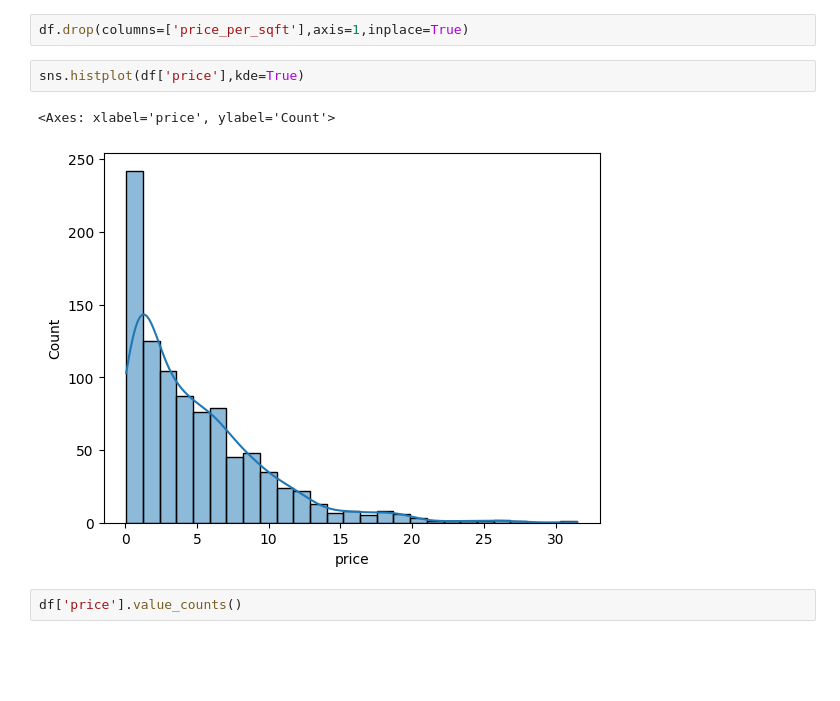
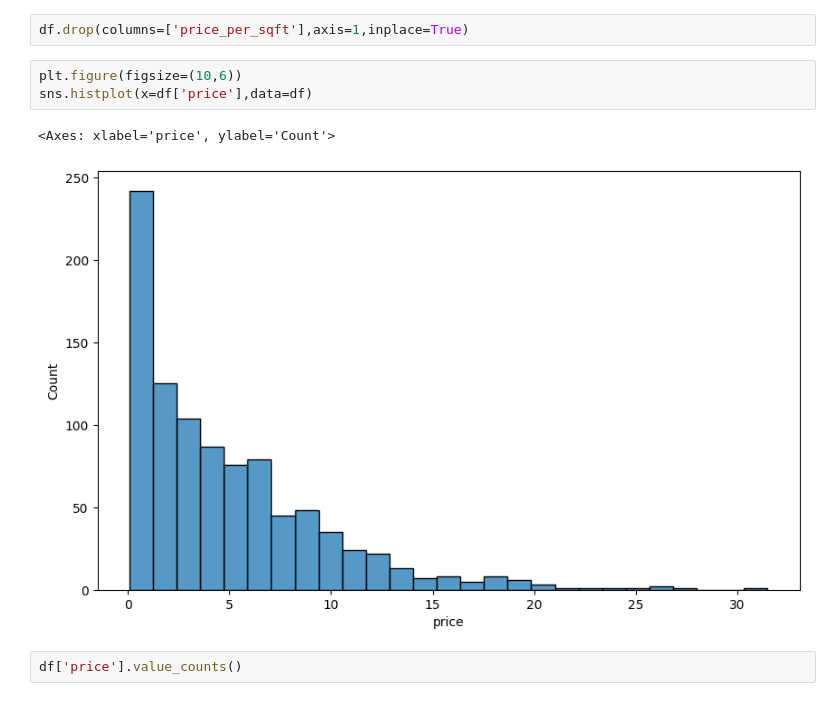
Before and after one commit to PremKarhale/Machine-learning, a Jupyter notebook: Projects/MegaProject1.ipynb, the cells around one changed output. Cells and saved outputs as stored; diff of their text form; blank space fills up the shorter version.

```diff
--- a/Projects/MegaProject1.ipynb
+++ b/Projects/MegaProject1.ipynb
@@ -1512,10 +1507,11 @@ Droping price_per_sqft col because this may create "TARGET LEAKAGE" ,higher risk
 # %%
 df.drop(columns=['price_per_sqft'],axis=1,inplace=True)
 # %%
-sns.histplot(df['price'],kde=True)
+plt.figure(figsize=(10,6))
+sns.histplot(x=df['price'],data=df)
 # %% [output]
 <Axes: xlabel='price', ylabel='Count'>
-[figure, old version]
+[figure, new version]
 # %%
 df['price'].value_counts()
 # %% [output]
```
Also changed, not shown: parts of 1 cell of this notebook.
